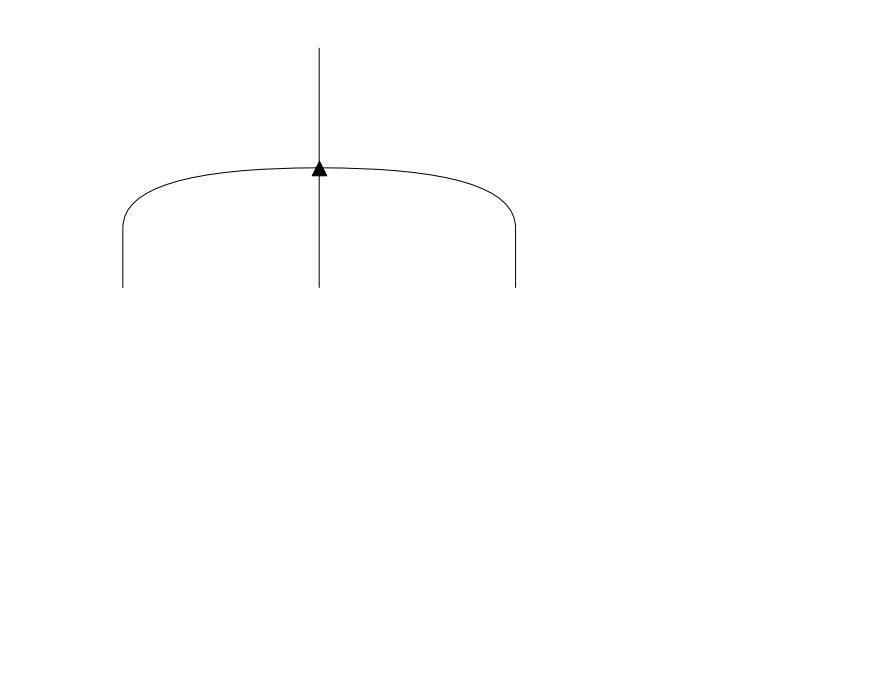
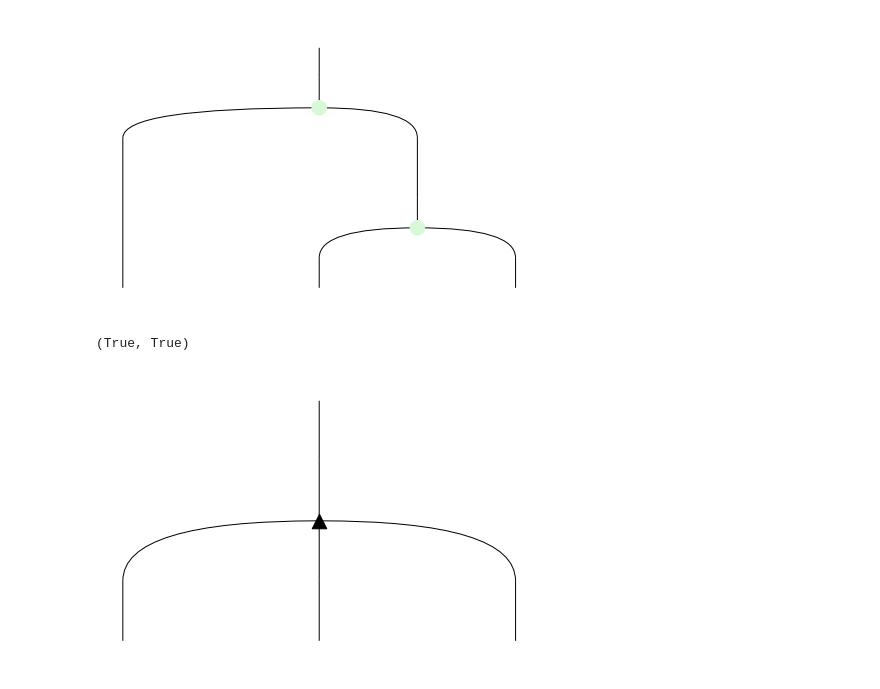
Before and after one commit to edwinagnew/zxw-diagrams, a Jupyter notebook: disco_w.ipynb, the cells around one changed output. Saved outputs shown, nothing was run; the diff lists cells and outputs as text; code cells hidden in the pictures; blank space fills up the shorter version.

```diff
--- a/disco_w.ipynb
+++ b/disco_w.ipynb
@@ -19,0 +5,21 @@ Tensor(dom=Dim(3), cod=Dim(2), array=[1, 1, 1, 2, 2, 2])
+# %%
+from discopy.quantum.zx import Spider, Id
+from discopy import tensor, Tensor, Dim
+import numpy as np
+import sys
+np.set_printoptions(threshold=sys.maxsize)
+
+
+class Z2(Spider):
+    """ Z spider. """
+    def __init__(self, n_legs_in, n_legs_out, phase=0):
+        super().__init__(n_legs_in, n_legs_out, phase, name='Z')
+        self.color = "green"
+
+    @property
+    def array(self):
+        n, m = len(self.dom), len(self.cod)
+        array = np.zeros(1 << (n + m), dtype=complex)
+        array[0] = 1
+        array[-1] = np.exp(1j * self.phase)
+        return Tensor(Dim(2) ** n, Dim(2) ** m, array)
@@ -20,3 +57,13 @@ Tensor(dom=Dim(3), cod=Dim(2), array=[1, 1, 1, 2, 2, 2])
+# %%
+a = Z2(1, 2) >> Z2(1, 2) @ Id(1)
+b = Z2(1, 2) >> Id(1) @ Z2(1, 2)
+b.draw()
+# %% [output]
+[figure, added]
+# %%
+(eval(a) == eval(b)).all(), (eval(b) == eval(Z2(1, 3))).all()
+# %% [output]
+(True, True)
 # %%
 def one_hots(n):
     zeros = '0'*n
```
Also changed, not shown: parts of 24 cells of this notebook.
